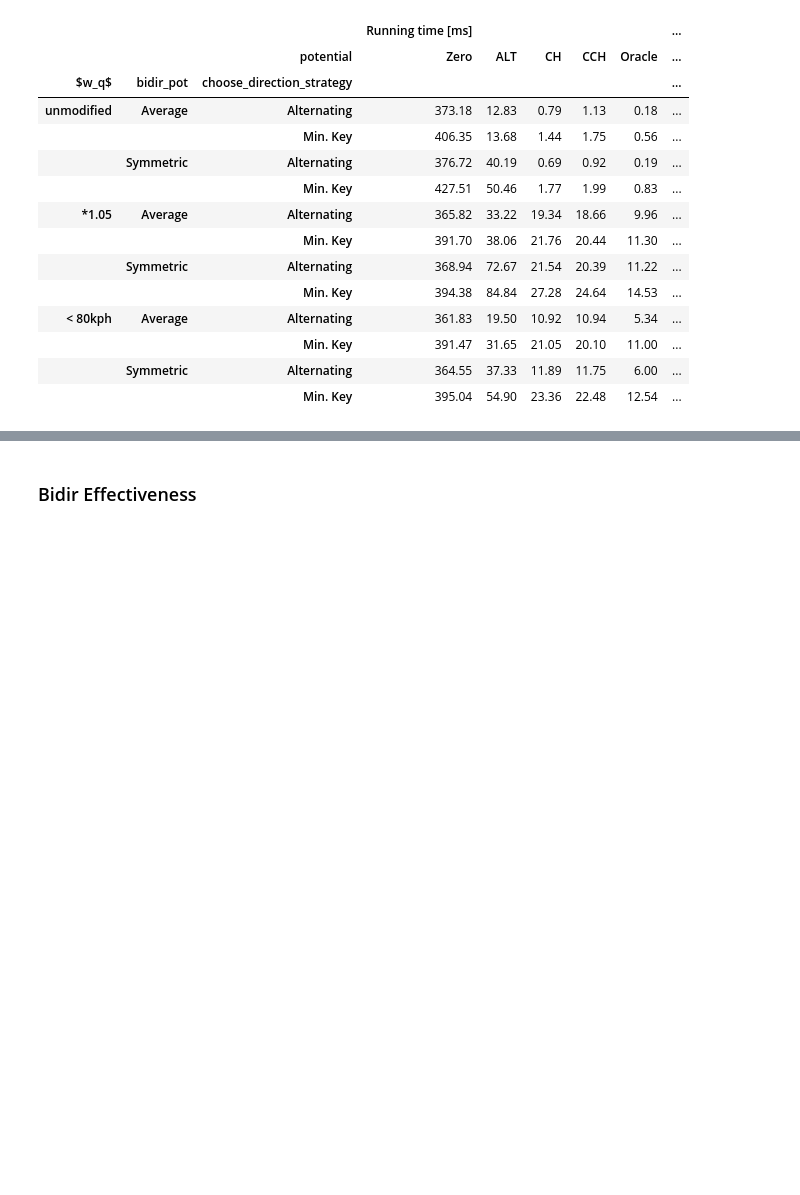
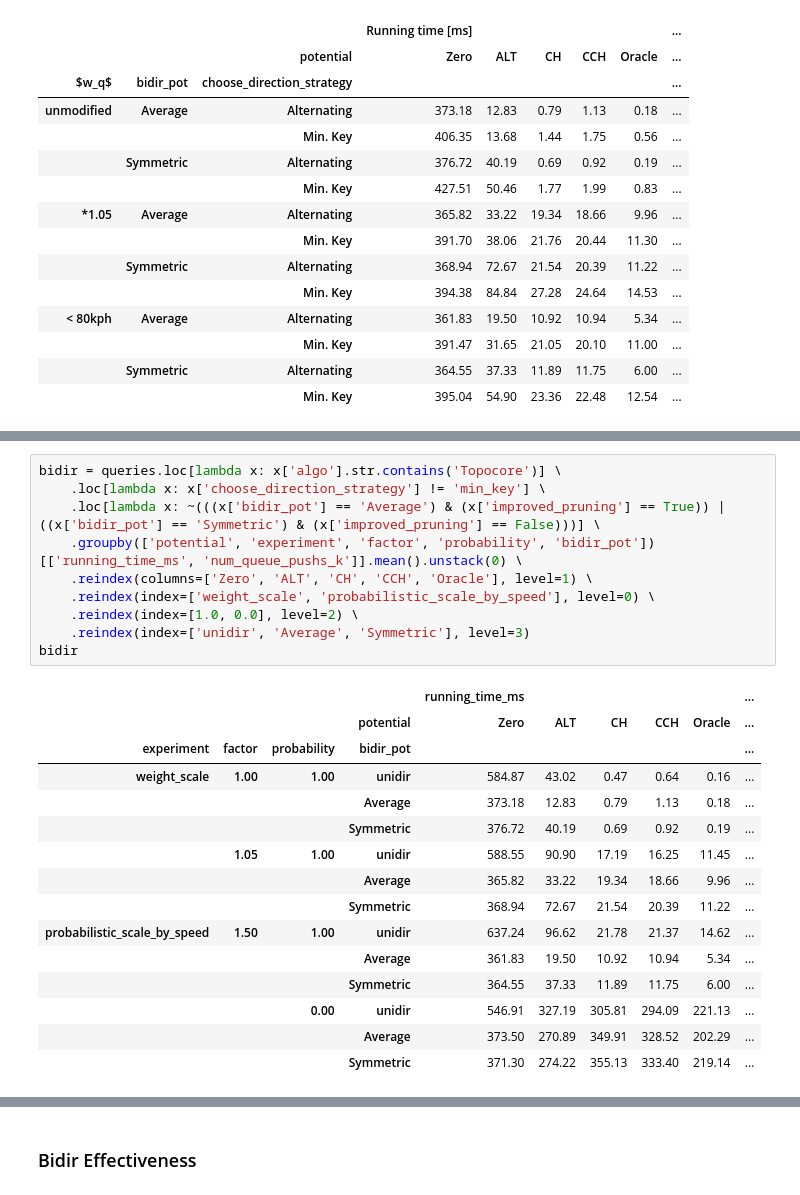
Before and after one commit to kit-algo/ch_potentials, a Jupyter notebook: eval/bidir_features_all.ipynb, the cells around one changed output, grey strips where cells are left out. Cells and saved outputs as stored; diff of their text form; blank space fills up the shorter version.

Commit message:
consistency in unidir results

```diff
--- a/eval/bidir_features_all.ipynb
+++ b/eval/bidir_features_all.ipynb
@@ -208,3 +208,29 @@ print(output)
             & Symmetric &                  Min. Key &            395.04 &  54.90 &  23.36 &  22.48 &  12.54 &                     908.12 &  84.33 &        22.01 \\
 \bottomrule
 \end{tabular}
+# %%
+bidir = queries.loc[lambda x: x['algo'].str.contains('Topocore')] \
+    .loc[lambda x: x['choose_direction_strategy'] != 'min_key'] \
+    .loc[lambda x: ~(((x['bidir_pot'] == 'Average') & (x['improved_pruning'] == True)) | ((x['bidir_pot'] == 'Symmetric') & (x['improved_pruning'] == False)))] \
+    .groupby(['potential', 'experiment', 'factor', 'probability', 'bidir_pot'])[['running_time_ms', 'num_queue_pushs_k']].mean().unstack(0) \
+    .reindex(columns=['Zero', 'ALT', 'CH', 'CCH', 'Oracle'], level=1) \
+    .reindex(index=['weight_scale', 'probabilistic_scale_by_speed'], level=0) \
+    .reindex(index=[1.0, 0.0], level=2) \
+    .reindex(index=['unidir', 'Average', 'Symmetric'], level=3)
+bidir
+# %% [output]
+|  |  |  |  | running_time_ms |  |  |  |  | ... |
+|  |  |  | potential | Zero | ALT | CH | CCH | Oracle | ... |
+| experiment | factor | probability | bidir_pot |  |  |  |  |  | ... |
+| weight_scale | 1.00 | 1.00 | unidir | 584.87 | 43.02 | 0.47 | 0.64 | 0.16 | ... |
+|  |  |  | Average | 373.18 | 12.83 | 0.79 | 1.13 | 0.18 | ... |
+|  |  |  | Symmetric | 376.72 | 40.19 | 0.69 | 0.92 | 0.19 | ... |
+|  | 1.05 | 1.00 | unidir | 588.55 | 90.90 | 17.19 | 16.25 | 11.45 | ... |
+|  |  |  | Average | 365.82 | 33.22 | 19.34 | 18.66 | 9.96 | ... |
+|  |  |  | Symmetric | 368.94 | 72.67 | 21.54 | 20.39 | 11.22 | ... |
+| probabilistic_scale_by_speed | 1.50 | 1.00 | unidir | 637.24 | 96.62 | 21.78 | 21.37 | 14.62 | ... |
+|  |  |  | Average | 361.83 | 19.50 | 10.92 | 10.94 | 5.34 | ... |
+|  |  |  | Symmetric | 364.55 | 37.33 | 11.89 | 11.75 | 6.00 | ... |
+|  |  | 0.00 | unidir | 546.91 | 327.19 | 305.81 | 294.09 | 221.13 | ... |
+|  |  |  | Average | 373.50 | 270.89 | 349.91 | 328.52 | 202.29 | ... |
+|  |  |  | Symmetric | 371.30 | 274.22 | 355.13 | 333.40 | 219.14 | ... |
```
Also changed, not shown: parts of 3 cells of this notebook, 2 other files.
